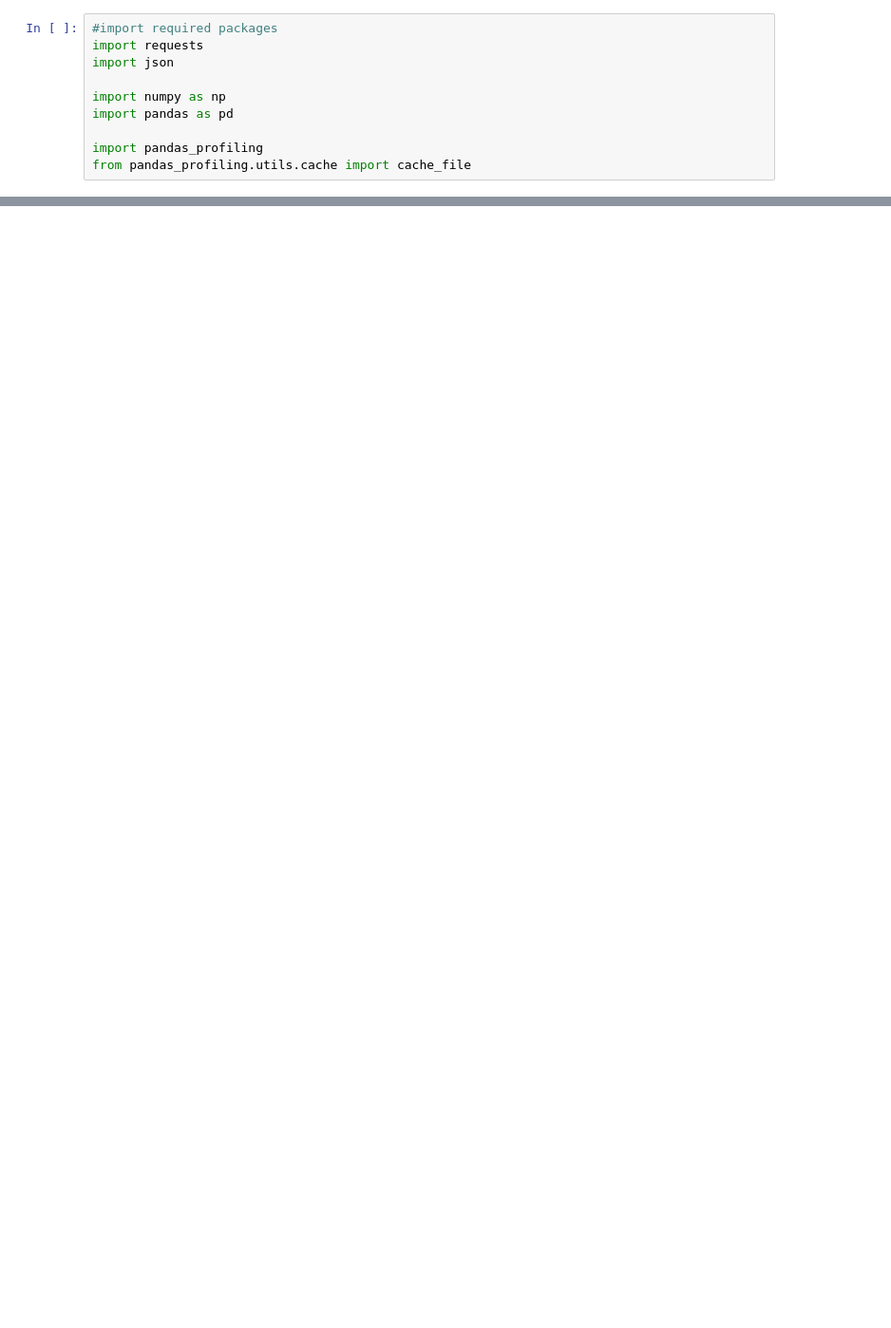
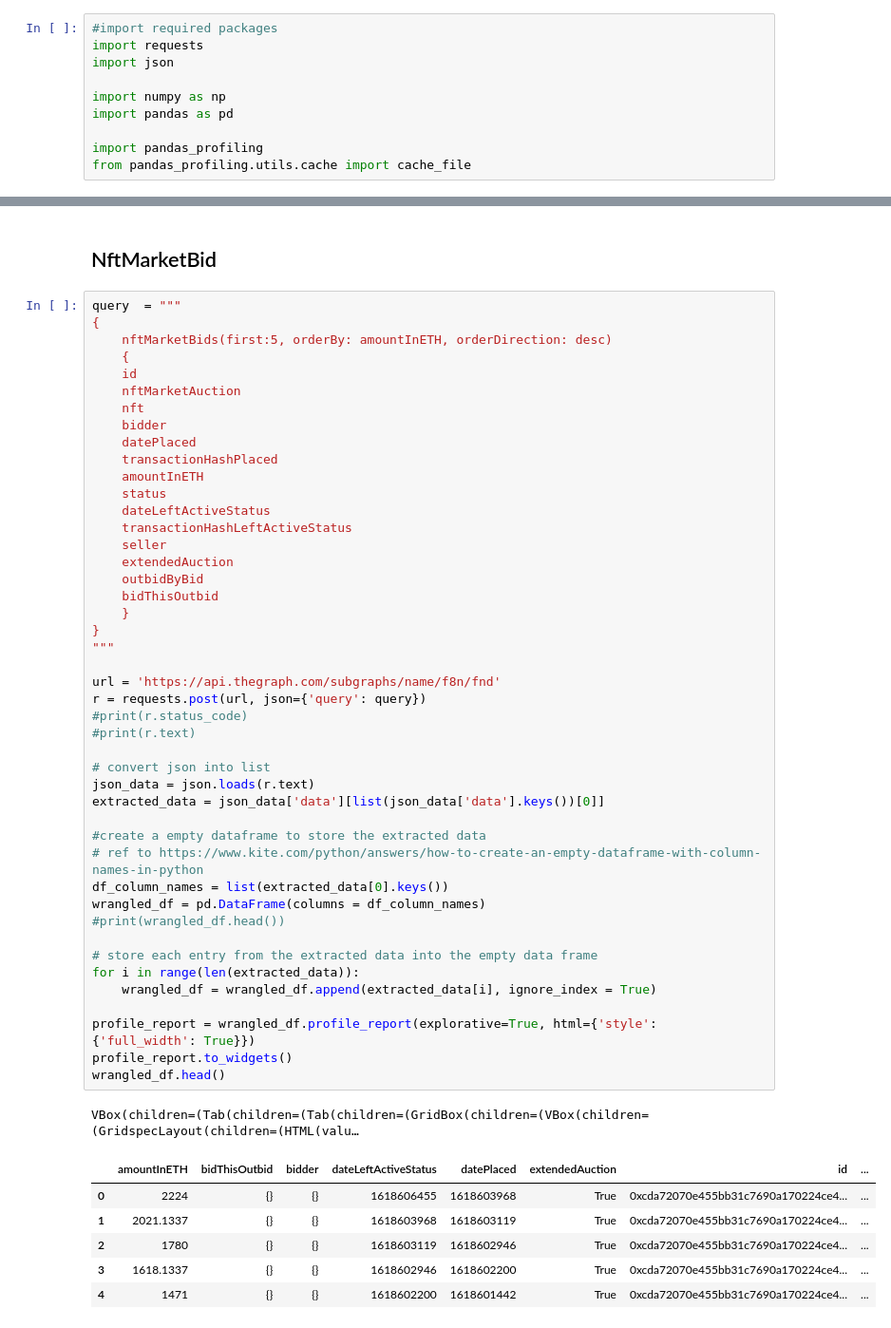
Before and after one commit to andrewyewcy/capstone-2, a Jupyter notebook: Capstone 2 Data Wrangling.ipynb, the cells around one changed output, grey strips where cells are left out. Shown: that part at 95% size. Drawn from its saved outputs; the diff is of its cells as text; blank space fills up the shorter version.

```diff
--- a/Capstone 2 Data Wrangling.ipynb
+++ b/Capstone 2 Data Wrangling.ipynb
@@ -52,0 +424,55 @@ VBox(children=(Tab(children=(Tab(children=(GridBox(children=(VBox(children=(Grid
+# %% [markdown]
+## NftMarketBid
+# %%
+query  = """
+{
+    nftMarketBids(first:5, orderBy: amountInETH, orderDirection: desc)
+    {
+    id
+    nftMarketAuction
+    nft
+    bidder
+    datePlaced
+    transactionHashPlaced
+    amountInETH
+    status
+    dateLeftActiveStatus
+    transactionHashLeftActiveStatus
+    seller
+    extendedAuction
+    outbidByBid
+    bidThisOutbid
+    }
+}
+"""
+
+url = 'https://api.thegraph.com/subgraphs/name/f8n/fnd'
+r = requests.post(url, json={'query': query})
+#print(r.status_code)
+#print(r.text)
+
+# convert json into list
+json_data = json.loads(r.text)
+extracted_data = json_data['data'][list(json_data['data'].keys())[0]]
+
+#create a empty dataframe to store the extracted data
+# ref to https://www.kite.com/python/answers/how-to-create-an-empty-dataframe-with-column-names-in-python
+df_column_names = list(extracted_data[0].keys())
+wrangled_df = pd.DataFrame(columns = df_column_names)
+#print(wrangled_df.head())
+
+# store each entry from the extracted data into the empty data frame
+for i in range(len(extracted_data)):
+    wrangled_df = wrangled_df.append(extracted_data[i], ignore_index = True)
+
+profile_report = wrangled_df.profile_report(explorative=True, html={'style': {'full_width': True}})
+profile_report.to_widgets()
+wrangled_df.head()
+# %% [output]
+VBox(children=(Tab(children=(Tab(children=(GridBox(children=(VBox(children=(GridspecLayout(children=(HTML(valu…
+|  | amountInETH | bidThisOutbid | bidder | dateLeftActiveStatus | datePlaced | extendedAuction | id | ... |
+| 0 | 2224 | {} | {} | 1618606455 | 1618603968 | True | 0xcda72070e455bb31c7690a170224ce4... | ... |
+| 1 | 2021.1337 | {} | {} | 1618603968 | 1618603119 | True | 0xcda72070e455bb31c7690a170224ce4... | ... |
+| 2 | 1780 | {} | {} | 1618603119 | 1618602946 | True | 0xcda72070e455bb31c7690a170224ce4... | ... |
+| 3 | 1618.1337 | {} | {} | 1618602946 | 1618602200 | True | 0xcda72070e455bb31c7690a170224ce4... | ... |
+| 4 | 1471 | {} | {} | 1618602200 | 1618601442 | True | 0xcda72070e455bb31c7690a170224ce4... | ... |
```
Also changed, not shown: parts of 23 cells of this notebook.
